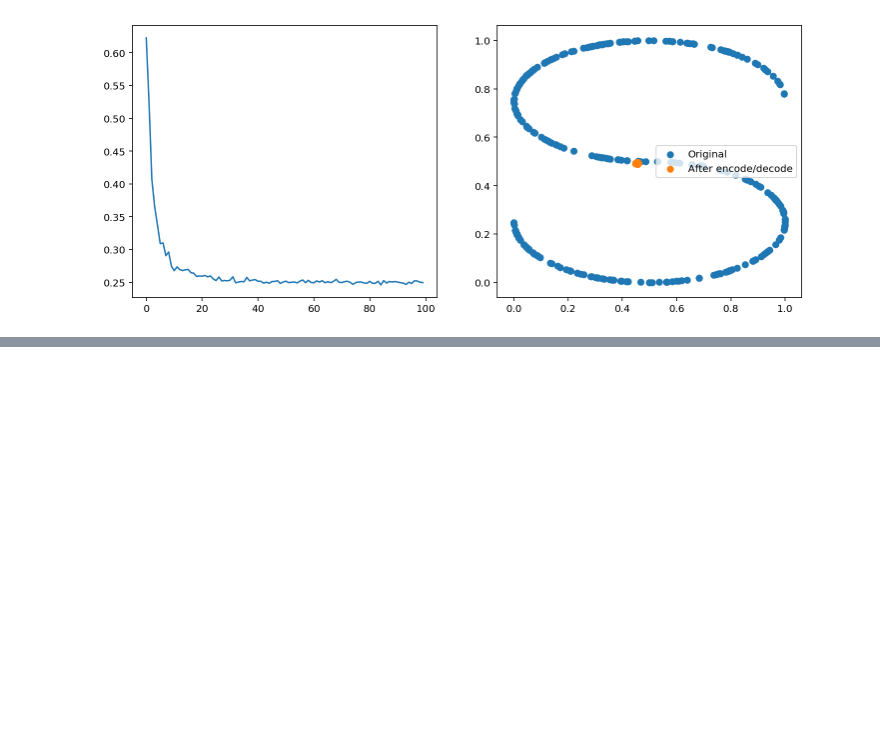
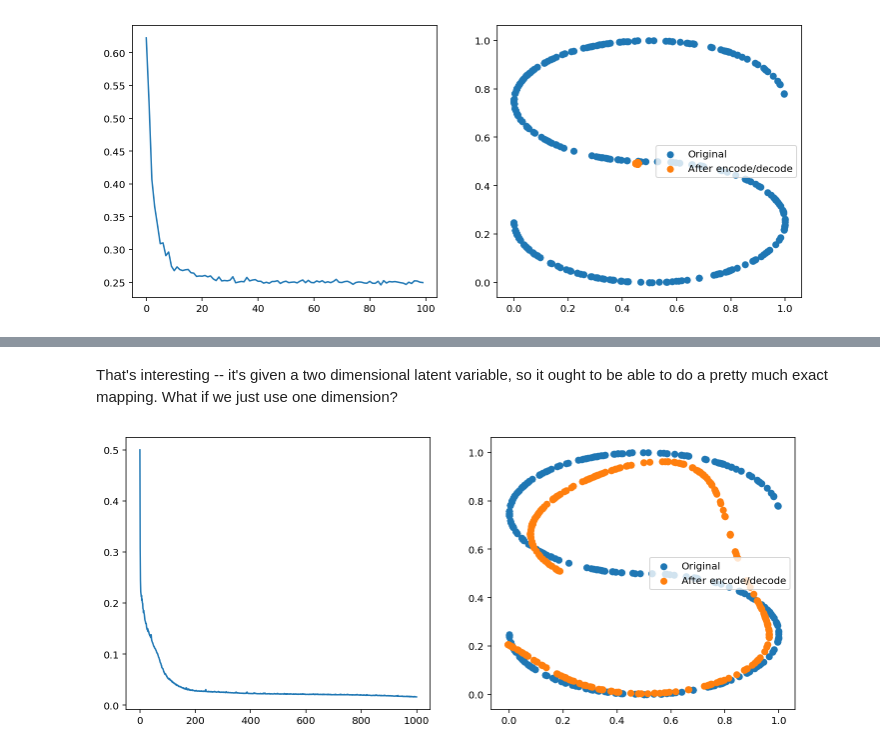
Before and after one commit to tpgillam/notebooks, a Jupyter notebook: manifold_variational_autoencoders.ipynb, the cells around one changed output, grey strips where cells are left out. Saved outputs shown, nothing was run; the diff lists cells and outputs as text; code cells hidden in the pictures; blank space fills up the shorter version.

```diff
--- a/manifold_variational_autoencoders.ipynb
+++ b/manifold_variational_autoencoders.ipynb
@@ -460,0 +488,10 @@ _plot_encode_decode_summary(encoder, decoder, history)
+# %% [markdown]
+That's interesting -- it's given a two dimensional latent variable, so it ought to be able to do a pretty much exact mapping. What if we just use one dimension?
+# %%
+vae, encoder, decoder = make_vae(X.shape[1], dim_latent=1, n_layers=2, dim_intermediate=20,
+                                 cls_vae=HackyVariationalLayer, activation='tanh', decoder_activation=None,
+                                 dropout=None)
+history = _fit_model(vae, epochs=1000, verbose=0, batch_size=32)
+_plot_encode_decode_summary(encoder, decoder, history)
+# %% [output]
+[figure, added]
```
Also changed, not shown: parts of 6 cells of this notebook.
